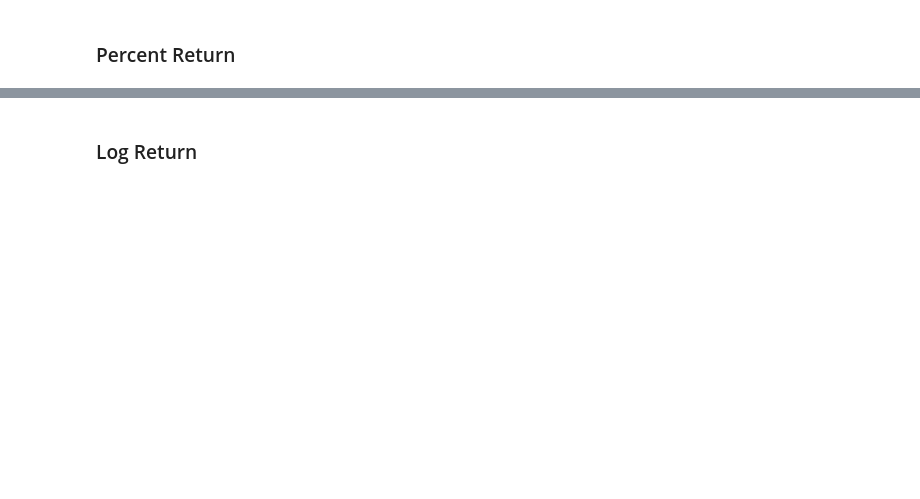
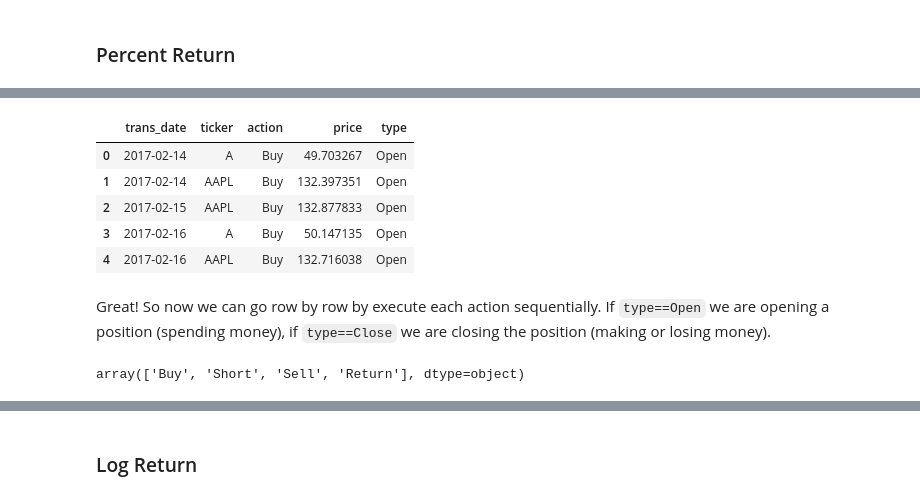
Before and after one commit to Isaac-Flath/trading, a Jupyter notebook: trading/102_BasicTesting.ipynb, the cells around one changed output, grey strips where cells are left out. Cells and saved outputs as stored; diff of their text form; code cells hidden in the pictures; blank space fills up the shorter version.

```diff
--- a/trading/102_BasicTesting.ipynb
+++ b/trading/102_BasicTesting.ipynb
@@ -141,0 +236,25 @@ transactions
+# %%
+open_trans = transactions[['open_date','ticker','action','adj_close_atOpen']].copy()
+open_trans['type'] = "Open"
+
+close_trans = transactions[['close_date','ticker','action','adj_close_atClose']].copy()
+close_trans['action'] = close_trans['action'].apply(lambda x: "Sell" if x=="Buy" else "Return")
+close_trans['type'] = "Close"
+# %%
+transactions = pd.DataFrame(np.concatenate([open_trans.values,close_trans.values]),
+                        columns=['trans_date','ticker','action','price','type'])
+transactions.sort_values('trans_date',inplace=True)
+transactions.head()
+# %% [output]
+|  | trans_date | ticker | action | price | type |
+| 0 | 2017-02-14 | A | Buy | 49.703267 | Open |
+| 1 | 2017-02-14 | AAPL | Buy | 132.397351 | Open |
+| 2 | 2017-02-15 | AAPL | Buy | 132.877833 | Open |
+| 3 | 2017-02-16 | A | Buy | 50.147135 | Open |
+| 4 | 2017-02-16 | AAPL | Buy | 132.716038 | Open |
+# %% [markdown]
+Great!  So now we can go row by row by execute each action sequentially.  If `type==Open` we are opening a position (spending money), if `type==Close` we are closing the position (making or losing money).
+# %%
+transactions.action.unique()
+# %% [output]
+array(['Buy', 'Short', 'Sell', 'Return'], dtype=object)
```
Also changed, not shown: parts of 38 cells of this notebook, 9 other files.
